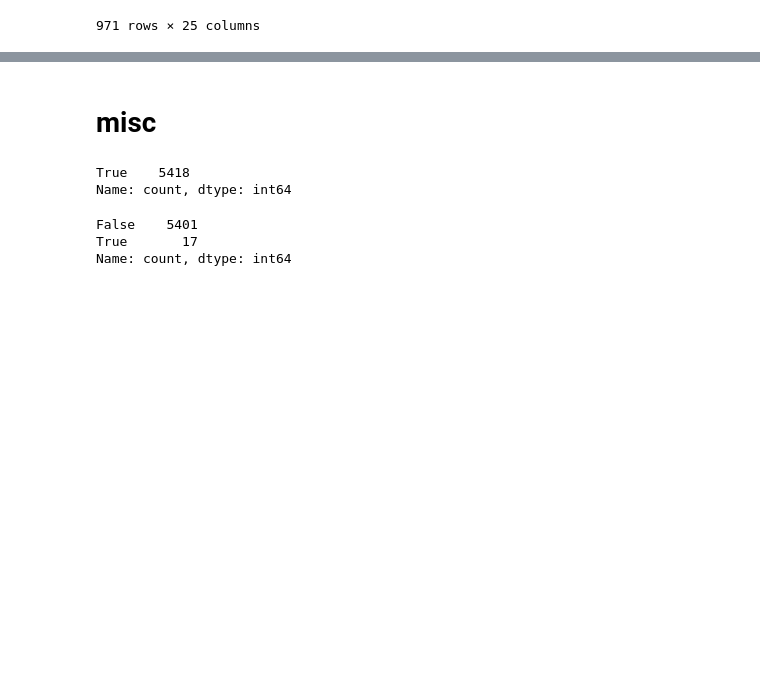
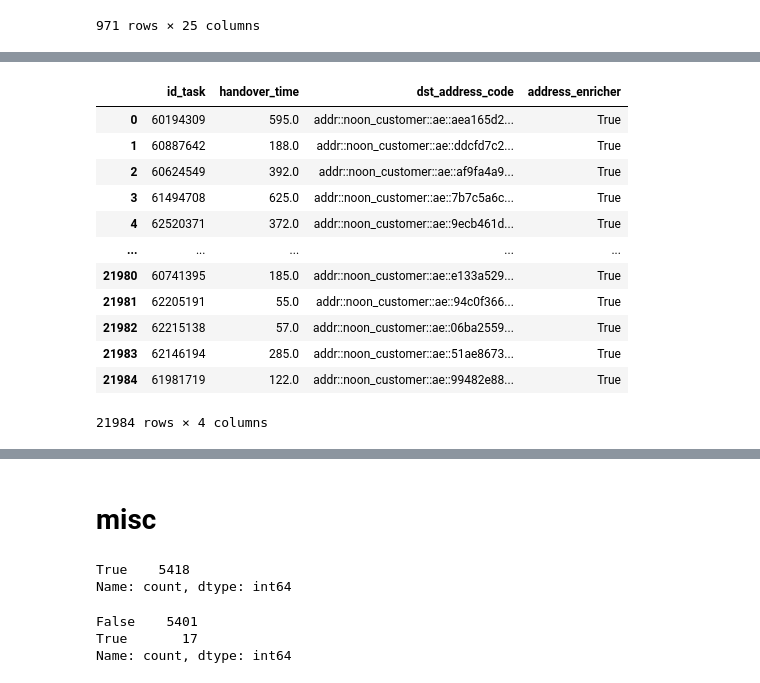
Before and after one commit to MohamdFekry/Parking-Enricher, a Jupyter notebook: test_data_analsis.ipynb, the cells around one changed output, grey strips where cells are left out. Drawn from its saved outputs; the diff is of its cells as text; code cells hidden in the pictures; blank space fills up the shorter version.

```diff
--- a/test_data_analsis.ipynb
+++ b/test_data_analsis.ipynb
@@ -810,0 +850,21 @@ Name: count, dtype: int64
+# %%
+df_enriched.rename(columns={'handover_time_seconds': 'handover_time'}, inplace=True)
+# %%
+df_enriched['address_enricher'] = True
+df_enriched_short = df_enriched[['id_task', 'handover_time', 'dst_address_code', 'address_enricher']].copy()
+df_enriched_short.dropna(subset=['handover_time'], inplace=True)
+df_enriched_short
+# %% [output]
+|  | id_task | handover_time | dst_address_code | address_enricher |
+| 0 | 60194309 | 595.0 | addr::noon_customer::ae::aea165d2... | True |
+| 1 | 60887642 | 188.0 | addr::noon_customer::ae::ddcfd7c2... | True |
+| 2 | 60624549 | 392.0 | addr::noon_customer::ae::af9fa4a9... | True |
+| 3 | 61494708 | 625.0 | addr::noon_customer::ae::7b7c5a6c... | True |
+| 4 | 62520371 | 372.0 | addr::noon_customer::ae::9ecb461d... | True |
+| ... | ... | ... | ... | ... |
+| 21980 | 60741395 | 185.0 | addr::noon_customer::ae::e133a529... | True |
+| 21981 | 62205191 | 55.0 | addr::noon_customer::ae::94c0f366... | True |
+| 21982 | 62215138 | 57.0 | addr::noon_customer::ae::06ba2559... | True |
+| 21983 | 62146194 | 285.0 | addr::noon_customer::ae::51ae8673... | True |
+| 21984 | 61981719 | 122.0 | addr::noon_customer::ae::99482e88... | True |
+21984 rows × 4 columns
```
Also changed, not shown: parts of 15 cells of this notebook, 3 other files.
